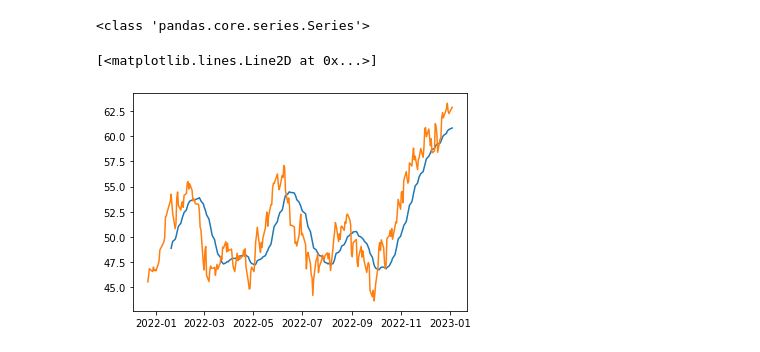
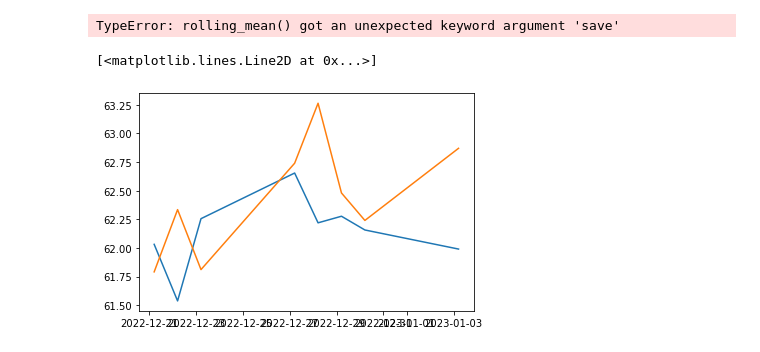
Before and after one commit to ThGail/Technical_Analysis, a Jupyter notebook: Notebook.ipynb, the cells around one changed output. Drawn from its saved outputs; the diff is of its cells as text; code cells hidden in the pictures.

Commit message:
Mean price

```diff
--- a/Notebook.ipynb
+++ b/Notebook.ipynb
@@ -73,9 +67,13 @@ plt.plot(df_history_tte['Open'])
-# %%
-print(type(df_history_tte['Open']))
-rolling_tte = rolling_mean(df_history_tte['Open'], 20)
-plt.plot(rolling_tte)
-plt.plot(df_history_tte['Open'])
-# %% [output]
-<class 'pandas.core.series.Series'>
-[<matplotlib.lines.Line2D at 0x...>]
-[figure, removed]
+# %%
+rolling_tte = rolling_mean(df_history_tte, 'Open', 20, save = False)
+
+plt.plot(rolling_tte)
+plt.plot(df_history_tte['Open'])
+# %% [output]
+TypeError: rolling_mean() got an unexpected keyword argument 'save'
+# %%
+plt.plot(typical_price(df_history_tte, True))
+plt.plot(df_history_tte['Open'])
+# %% [output]
+[<matplotlib.lines.Line2D at 0x...>]
+[figure, added]
```
Also changed, not shown: parts of 9 cells of this notebook, 3 other files.
